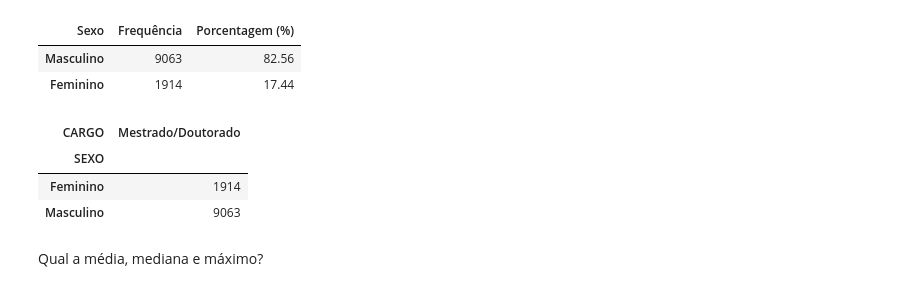
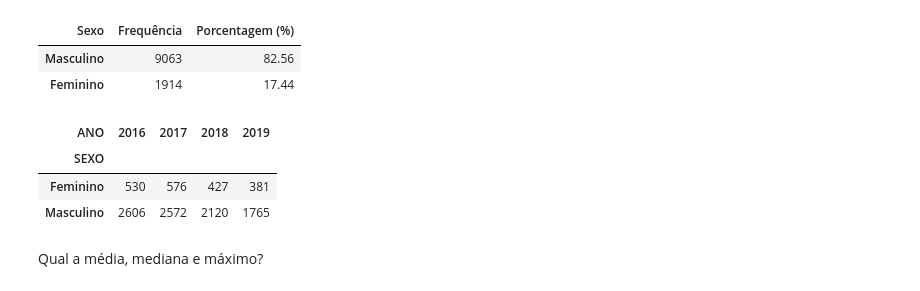
Before and after one commit to jeancarloscc/OrientPOSCOMP-System, a Jupyter notebook: mineracaoDados.ipynb, the cells around one changed output. Drawn from its saved outputs; the diff is of its cells as text; code cells hidden in the pictures.

```diff
--- a/mineracaoDados.ipynb
+++ b/mineracaoDados.ipynb
@@ -134,19 +134,18 @@ dist_freq_qualitativas
 # %%
 sexo = {1: 'Masculino',
         0: 'Feminino'}
 cargo = {0: 'Mestrado/Doutorado',
         1: 'Autoavaliação'}
 
-frequencia_sexo_cargo = pd.crosstab(dados.SEXO,
-                         dados.CARGO)
+frequencia_sexo_cargo = pd.crosstab(dados.SEXO, dados.ANO)
 frequencia_sexo_cargo.rename(index = sexo, inplace = True)
-frequencia_sexo_cargo.rename(columns = cargo, inplace = True)
+# frequencia_sexo_cargo.rename(columns = cargo, inplace = True)
 frequencia_sexo_cargo
 # %% [output]
-| CARGO | Mestrado/Doutorado |
-| SEXO |  |
-| Feminino | 1914 |
-| Masculino | 9063 |
+| ANO | 2016 | 2017 | 2018 | 2019 |
+| SEXO |  |  |  |  |
+| Feminino | 530 | 576 | 427 | 381 |
+| Masculino | 2606 | 2572 | 2120 | 1765 |
 # %% [markdown]
 Qual a média, mediana e máximo?
 # %%
```
Also changed, not shown: parts of 47 cells of this notebook, 8 other files.
